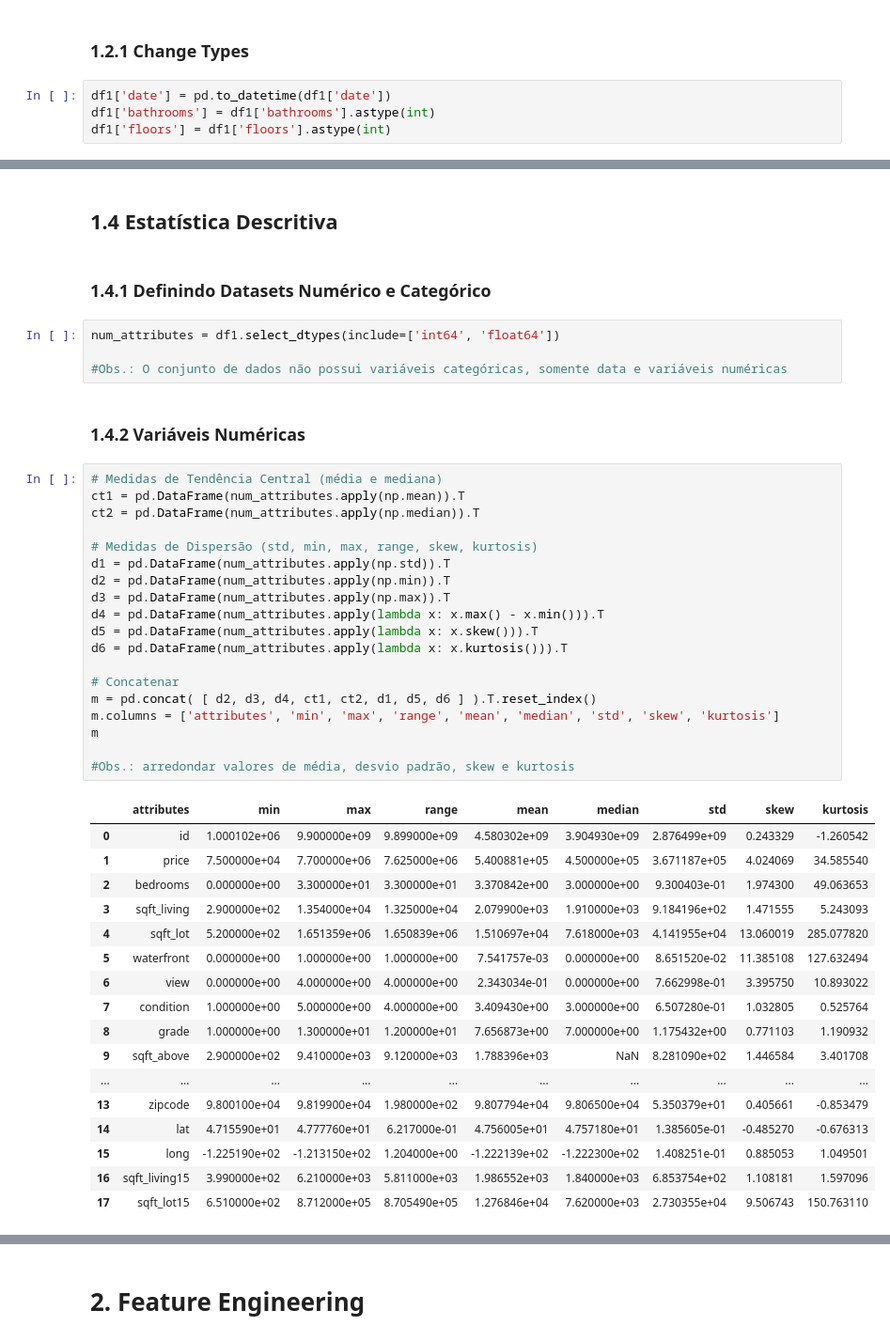
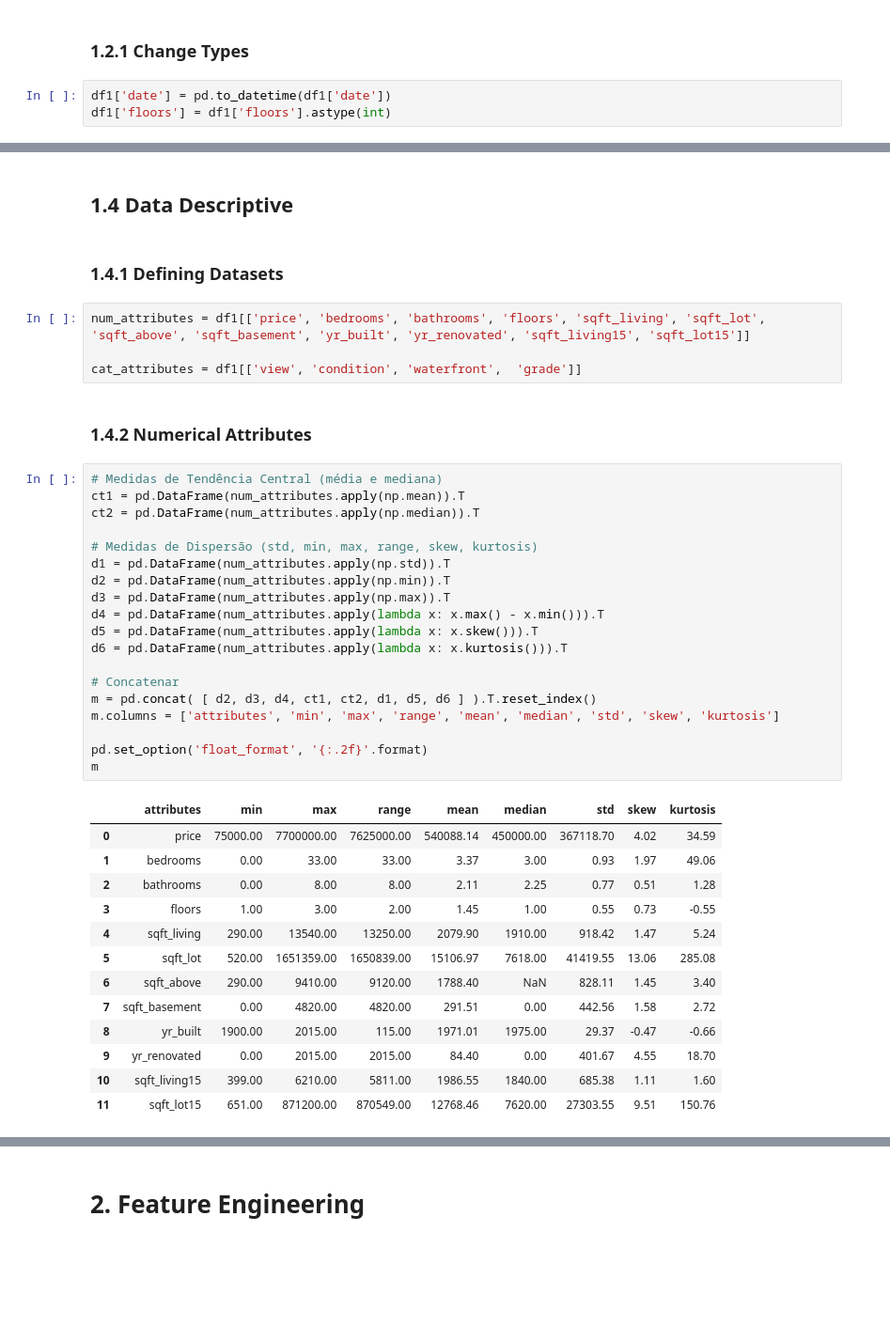
Before and after one commit to vitorhmf/house-rocket, a Jupyter notebook: notebooks/v01_sales_insight.ipynb, the cells around one changed output, grey strips where cells are left out. Shown at 94% size. Cells and saved outputs as stored; diff of their text form; blank space fills up the shorter version.

```diff
--- a/notebooks/v01_sales_insight.ipynb
+++ b/notebooks/v01_sales_insight.ipynb
@@ -82,7 +66,6 @@ dtype: object
 ### 1.2.1 Change Types
 # %%
 df1['date'] = pd.to_datetime(df1['date'])
-df1['bathrooms'] = df1['bathrooms'].astype(int)
 df1['floors'] = df1['floors'].astype(int)
 # %%
 df1.dtypes
@@ -127,49 +110,45 @@ sqft_living15    0
 sqft_lot15       0
 dtype: int64
 # %% [markdown]
-## 1.4 Estatística Descritiva
+## 1.4 Data Descriptive
 # %% [markdown]
-### 1.4.1 Definindo Datasets Numérico e Categórico
+### 1.4.1 Defining Datasets
-# %%
-num_attributes = df1.select_dtypes(include=['int64', 'float64'])
-
-#Obs.: O conjunto de dados não possui variáveis categóricas, somente data e variáveis numéricas
+# %%
+num_attributes = df1[['price', 'bedrooms', 'bathrooms', 'floors', 'sqft_living', 'sqft_lot', 'sqft_above', 'sqft_basement', 'yr_built', 'yr_renovated', 'sqft_living15', 'sqft_lot15']]
+
+cat_attributes = df1[['view', 'condition', 'waterfront',  'grade']]
 # %% [markdown]
-### 1.4.2 Variáveis Numéricas
+### 1.4.2 Numerical Attributes
 # %%
 # Medidas de Tendência Central (média e mediana)
 ct1 = pd.DataFrame(num_attributes.apply(np.mean)).T
 ct2 = pd.DataFrame(num_attributes.apply(np.median)).T
 
 # Medidas de Dispersão (std, min, max, range, skew, kurtosis)
 d1 = pd.DataFrame(num_attributes.apply(np.std)).T
 d2 = pd.DataFrame(num_attributes.apply(np.min)).T
 d3 = pd.DataFrame(num_attributes.apply(np.max)).T
 d4 = pd.DataFrame(num_attributes.apply(lambda x: x.max() - x.min())).T
 d5 = pd.DataFrame(num_attributes.apply(lambda x: x.skew())).T
 d6 = pd.DataFrame(num_attributes.apply(lambda x: x.kurtosis())).T
 
 # Concatenar
 m = pd.concat( [ d2, d3, d4, ct1, ct2, d1, d5, d6 ] ).T.reset_index()
 m.columns = ['attributes', 'min', 'max', 'range', 'mean', 'median', 'std', 'skew', 'kurtosis']
+
+pd.set_option('float_format', '{:.2f}'.format)
 m
-
-#Obs.: arredondar valores de média, desvio padrão, skew e kurtosis
 # %% [output]
 |  | attributes | min | max | range | mean | median | std | skew | kurtosis |
-| 0 | id | 1.000102e+06 | 9.900000e+09 | 9.899000e+09 | 4.580302e+09 | 3.904930e+09 | 2.876499e+09 | 0.243329 | -1.260542 |
-| 1 | price | 7.500000e+04 | 7.700000e+06 | 7.625000e+06 | 5.400881e+05 | 4.500000e+05 | 3.671187e+05 | 4.024069 | 34.585540 |
-| 2 | bedrooms | 0.000000e+00 | 3.300000e+01 | 3.300000e+01 | 3.370842e+00 | 3.000000e+00 | 9.300403e-01 | 1.974300 | 49.063653 |
-| 3 | sqft_living | 2.900000e+02 | 1.354000e+04 | 1.325000e+04 | 2.079900e+03 | 1.910000e+03 | 9.184196e+02 | 1.471555 | 5.243093 |
-| 4 | sqft_lot | 5.200000e+02 | 1.651359e+06 | 1.650839e+06 | 1.510697e+04 | 7.618000e+03 | 4.141955e+04 | 13.060019 | 285.077820 |
-| 5 | waterfront | 0.000000e+00 | 1.000000e+00 | 1.000000e+00 | 7.541757e-03 | 0.000000e+00 | 8.651520e-02 | 11.385108 | 127.632494 |
-| 6 | view | 0.000000e+00 | 4.000000e+00 | 4.000000e+00 | 2.343034e-01 | 0.000000e+00 | 7.662998e-01 | 3.395750 | 10.893022 |
-| 7 | condition | 1.000000e+00 | 5.000000e+00 | 4.000000e+00 | 3.409430e+00 | 3.000000e+00 | 6.507280e-01 | 1.032805 | 0.525764 |
-| 8 | grade | 1.000000e+00 | 1.300000e+01 | 1.200000e+01 | 7.656873e+00 | 7.000000e+00 | 1.175432e+00 | 0.771103 | 1.190932 |
-| 9 | sqft_above | 2.900000e+02 | 9.410000e+03 | 9.120000e+03 | 1.788396e+03 | NaN | 8.281090e+02 | 1.446584 | 3.401708 |
-| ... | ... | ... | ... | ... | ... | ... | ... | ... | ... |
-| 13 | zipcode | 9.800100e+04 | 9.819900e+04 | 1.980000e+02 | 9.807794e+04 | 9.806500e+04 | 5.350379e+01 | 0.405661 | -0.853479 |
-| 14 | lat | 4.715590e+01 | 4.777760e+01 | 6.217000e-01 | 4.756005e+01 | 4.757180e+01 | 1.385605e-01 | -0.485270 | -0.676313 |
-| 15 | long | -1.225190e+02 | -1.213150e+02 | 1.204000e+00 | -1.222139e+02 | -1.222300e+02 | 1.408251e-01 | 0.885053 | 1.049501 |
-| 16 | sqft_living15 | 3.990000e+02 | 6.210000e+03 | 5.811000e+03 | 1.986552e+03 | 1.840000e+03 | 6.853754e+02 | 1.108181 | 1.597096 |
-| 17 | sqft_lot15 | 6.510000e+02 | 8.712000e+05 | 8.705490e+05 | 1.276846e+04 | 7.620000e+03 | 2.730355e+04 | 9.506743 | 150.763110 |
+| 0 | price | 75000.00 | 7700000.00 | 7625000.00 | 540088.14 | 450000.00 | 367118.70 | 4.02 | 34.59 |
+| 1 | bedrooms | 0.00 | 33.00 | 33.00 | 3.37 | 3.00 | 0.93 | 1.97 | 49.06 |
+| 2 | bathrooms | 0.00 | 8.00 | 8.00 | 2.11 | 2.25 | 0.77 | 0.51 | 1.28 |
+| 3 | floors | 1.00 | 3.00 | 2.00 | 1.45 | 1.00 | 0.55 | 0.73 | -0.55 |
+| 4 | sqft_living | 290.00 | 13540.00 | 13250.00 | 2079.90 | 1910.00 | 918.42 | 1.47 | 5.24 |
+| 5 | sqft_lot | 520.00 | 1651359.00 | 1650839.00 | 15106.97 | 7618.00 | 41419.55 | 13.06 | 285.08 |
+| 6 | sqft_above | 290.00 | 9410.00 | 9120.00 | 1788.40 | NaN | 828.11 | 1.45 | 3.40 |
+| 7 | sqft_basement | 0.00 | 4820.00 | 4820.00 | 291.51 | 0.00 | 442.56 | 1.58 | 2.72 |
+| 8 | yr_built | 1900.00 | 2015.00 | 115.00 | 1971.01 | 1975.00 | 29.37 | -0.47 | -0.66 |
+| 9 | yr_renovated | 0.00 | 2015.00 | 2015.00 | 84.40 | 0.00 | 401.67 | 4.55 | 18.70 |
+| 10 | sqft_living15 | 399.00 | 6210.00 | 5811.00 | 1986.55 | 1840.00 | 685.38 | 1.11 | 1.60 |
+| 11 | sqft_lot15 | 651.00 | 871200.00 | 870549.00 | 12768.46 | 7620.00 | 27303.55 | 9.51 | 150.76 |
```
Also changed, not shown: parts of 31 cells of this notebook, 3 other files.
